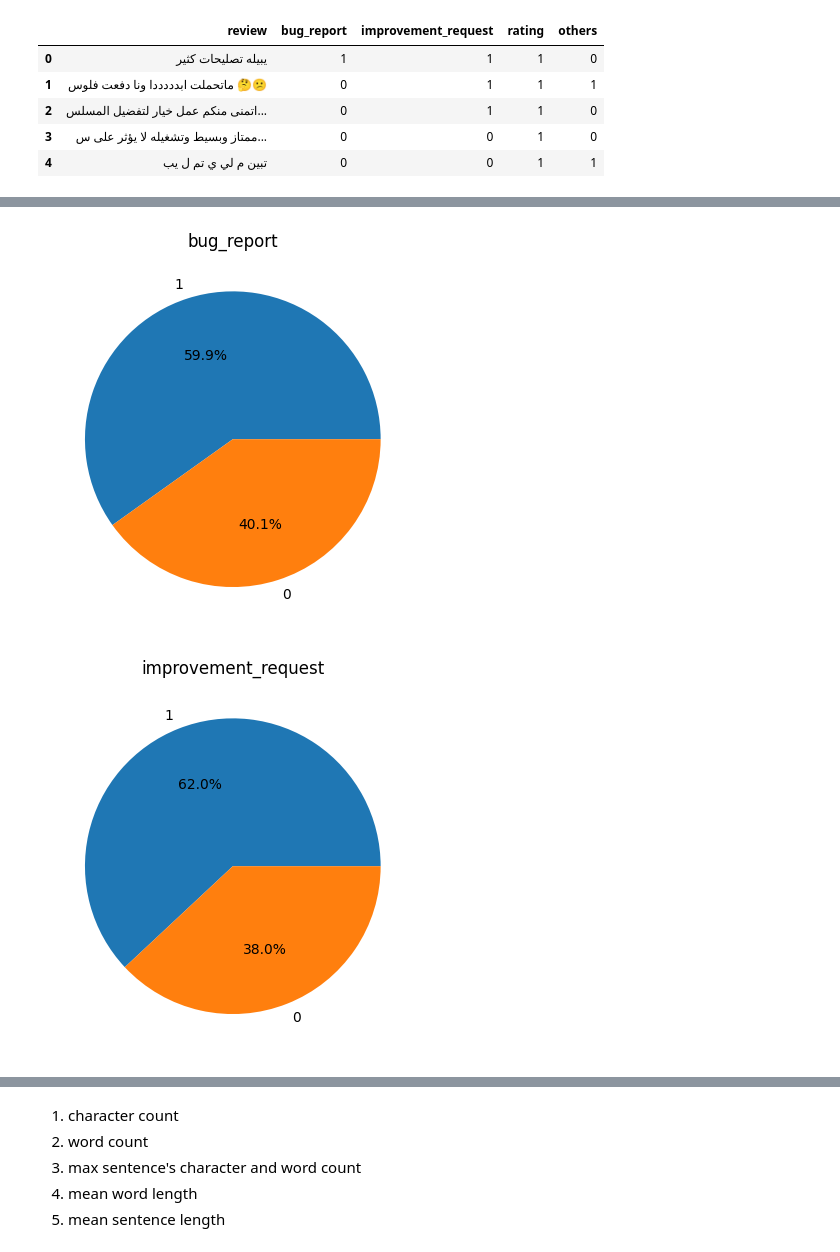
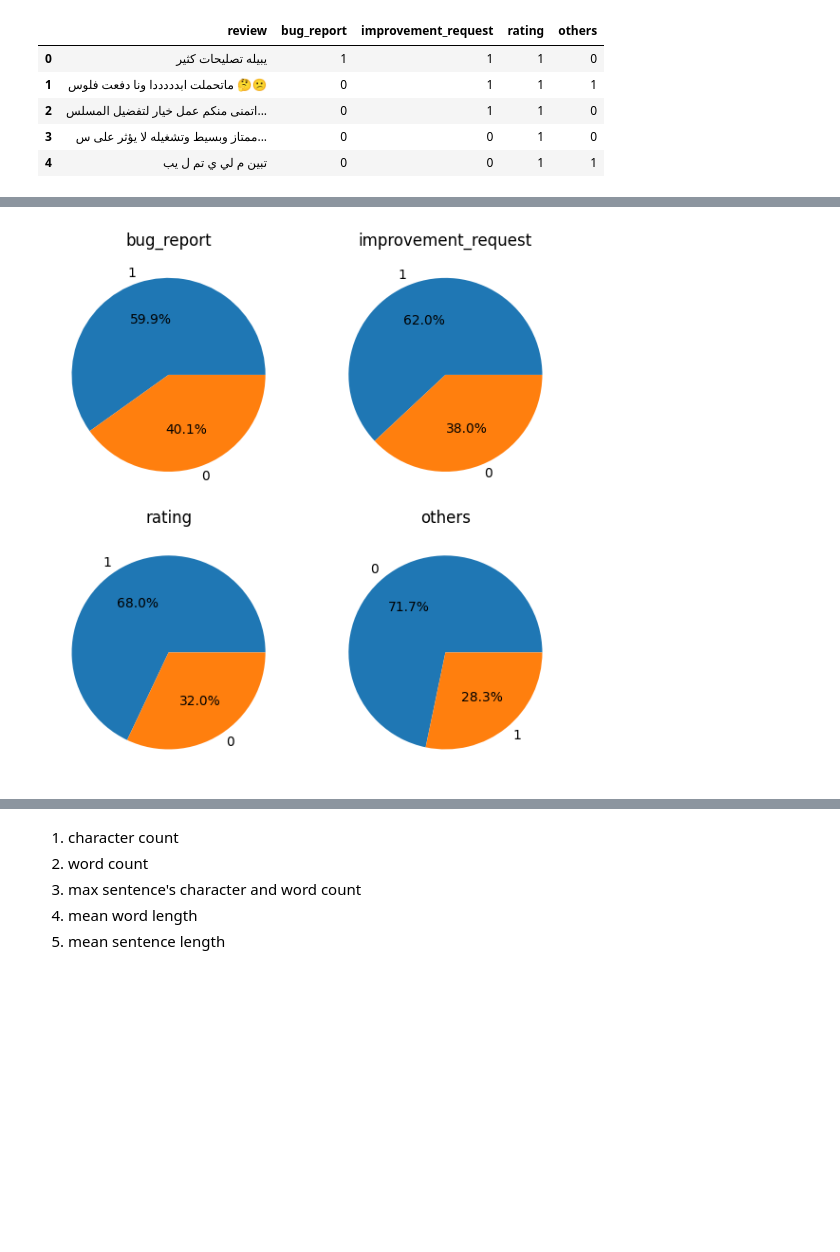
Before and after one commit to faiz-aljohani/Arabic-App-Review-Classification, a Jupyter notebook: ICS472_NLP_Arabic_App_Review_Classification.ipynb, the cells around one changed output, grey strips where cells are left out. Cells and saved outputs as stored; diff of their text form; code cells hidden in the pictures; blank space fills up the shorter version.

```diff
--- a/ICS472_NLP_Arabic_App_Review_Classification.ipynb
+++ b/ICS472_NLP_Arabic_App_Review_Classification.ipynb
@@ -28,16 +62,18 @@ Use seed 777 for partitioning.
 ### binary labels
 # %%
 def binary_label(label):
-    if label in ['High','Medium','Low']:
+    if label in ['High','Medium','Low', 1]:
         return 1
     else:
         return 0
 
-def pie_plot(column):
-    # plt.figure(figsize=(10,10))
-    # plt.subplot(2,2,1)
-    plt.title(column)
-    plt.pie(dataset[column].value_counts(), labels=dataset[column].unique().tolist(), autopct='%1.1f%%')
+def pies_plot(columns, dataset):
+    fig, axes = plt.subplots(2, 2, figsize=(6, 6))
+    for i, column in enumerate(columns):
+        ax = axes[i // 2, i % 2]
+        ax.set_title(column)
+        ax.pie(dataset[column].value_counts(), labels=dataset[column].unique().tolist(), autopct='%1.1f%%')
+    plt.tight_layout()
     plt.show()
 # %%
 dataset['bug_report'] = dataset['bug_report'].apply(binary_label)
@@ -121,9 +121,6 @@ High       230
 Name: count, dtype: int64
 # %%
-pie_plot('bug_report')
-pie_plot('improvement_request')
-pie_plot('rating')
-pie_plot('others')
+columns = ['bug_report', 'improvement_request', 'rating', 'others']
+pies_plot(columns, dataset)
 # %% [output]
-[figure, old version]
+[figure, new version]
-[figure, removed]
```
Also changed, not shown: parts of 61 cells of this notebook.
